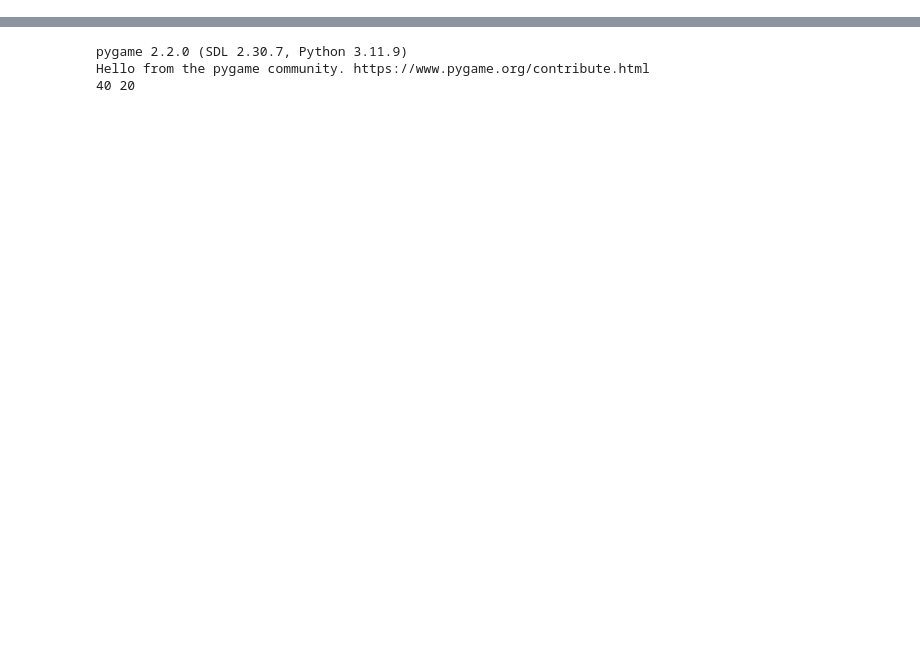
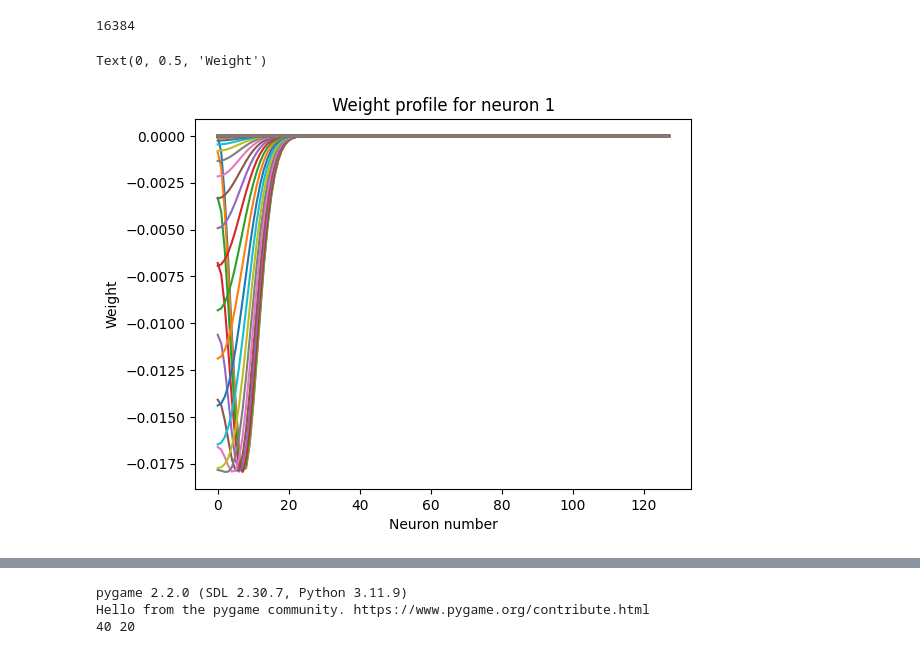
Before and after one commit to wellscrosby/GPU-Grid-Cells, a Jupyter notebook: grid_cells.ipynb, the cells around one changed output, grey strips where cells are left out. Cells and saved outputs as stored; diff of their text form; code cells hidden in the pictures; blank space fills up the shorter version.

```diff
--- a/grid_cells.ipynb
+++ b/grid_cells.ipynb
@@ -128,3 +216,16 @@ def find_peaks(x):
         if x[i] > x[i - 1] and x[i] > x[i + 1]:
             peaks.append(i)
     return peaks
+# %%
+W_1 =  W[:1][0]
+W_1 = W_1.reshape((neural_sheet_width, neural_sheet_width))
+print(np.size(W_1))
+xs = np.arange(0,np.size(W_1),1)
+plt.plot(W_1)
+plt.title("Weight profile for neuron 1")
+plt.xlabel('Neuron number')
+plt.ylabel('Weight')
+# %% [output]
+16384
+Text(0, 0.5, 'Weight')
+[figure, added]
```
Also changed, not shown: parts of 18 cells of this notebook.
